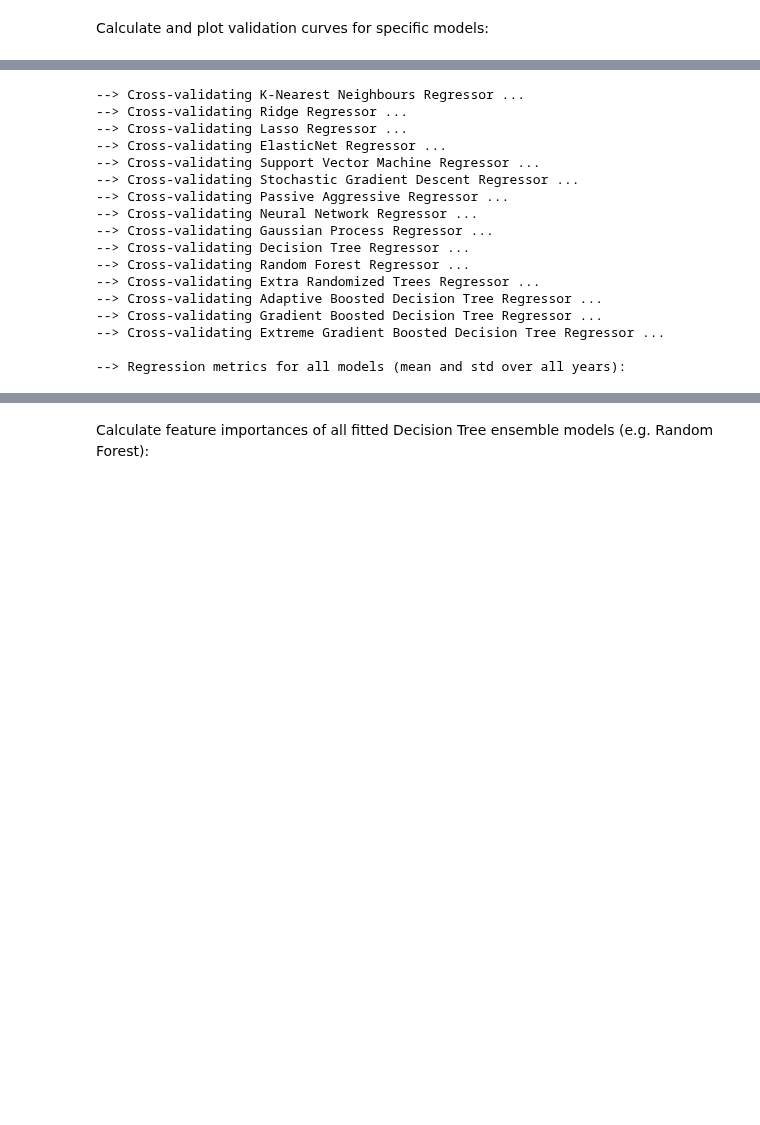
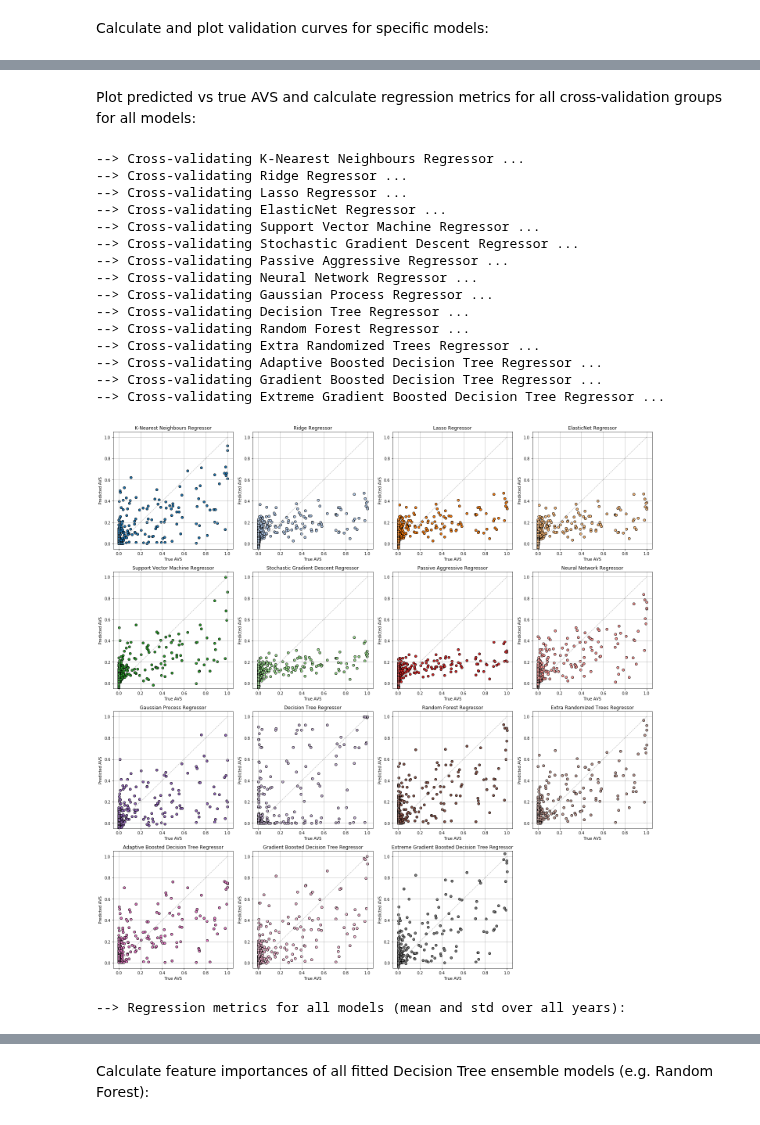
Before and after one commit to gmalim/NBA_analysis, a Jupyter notebook: NBA_PlayerAwards.ipynb, the cells around one changed output, grey strips where cells are left out. Cells and saved outputs as stored; diff of their text form; code cells hidden in the pictures; blank space fills up the shorter version.

```diff
--- a/NBA_PlayerAwards.ipynb
+++ b/NBA_PlayerAwards.ipynb
@@ -680,3 +675,5 @@ Calculate some regression metrics:
+# %% [markdown]
+Plot predicted vs true AVS and calculate regression metrics for all cross-validation groups for all models:
 # %%
 X_train = np.array(X_train) # To accommodate X_train = X_training[train_index] and X_test = X_training[test_index]
 y_train = np.array(y_train) # To accommodate y_train = y_training[train_index] and y_test = y_training[test_index]
@@ -687,6 +684,10 @@ cv_groups = df_train['YEAR'] # Players in the same group (i.e. a single NBA seas
 
 cv_metrics = []
 
+color=iter(plt.cm.tab20(np.linspace(0, 1, 20)))
+
+plt.figure(figsize=(20, 20))
+
 for imodel, model in enumerate(models):
 
     model.reset()
@@ -694,16 +695,9 @@ for imodel, model in enumerate(models):
     regressor      = model.estimator
     regressor_name = model.estimator_name
 
-    model.YEAR_cvgroups = train_years
-
-    R2S_cvgroups   = []
-    EVS_cvgroups   = []
-    MEDAE_cvgroups = []
-    MAE_cvgroups   = []
-    MSE_cvgroups   = []
-    MSLE_cvgroups  = []
-
-    cvimportances = []
+    cv_y_predictions = []
+    cv_y_truths      = []
+    cv_importances   = []
 
     print("--> Cross-validating", regressor_name, "...")
 
@@ -719,61 +713,66 @@ for imodel, model in enumerate(models):
         y_cvprediction = regressor.predict(X_cvtest)
         y_cvtruth      = y_cvtest.tolist()
 
-        R2S_cvgroups  .append(r2_score                (y_cvtruth, y_cvprediction))
-        EVS_cvgroups  .append(explained_variance_score(y_cvtruth, y_cvprediction))
-        MEDAE_cvgroups.append(median_absolute_error   (y_cvtruth, y_cvprediction))
-        MAE_cvgroups  .append(mean_absolute_error     (y_cvtruth, y_cvprediction))
-        MSE_cvgroups  .append(mean_squared_error      (y_cvtruth, y_cvprediction))
-        MSLE_cvgroups .append(mean_squared_log_error  (y_cvtruth, y_cvprediction))
+        cv_y_predictions = np.append(cv_y_predictions, y_cvprediction)
+        cv_y_truths      = np.append(cv_y_truths     , y_cvtruth)
 
         if hasattr(model.estimator, "feature_importances_"):
             importances = regressor.feature_importances_
-            cvimportances.append(importances)
+            cv_importances.append(importances)
 
-    cv_metrics.append({'Estimator'  : regressor_name,
-                       'R2S mean'   : (np.mean(R2S_cvgroups))  .round(3),
-                       'R2S std'    : (np.std (R2S_cvgroups))  .round(3),
-                       'EVS mean'   : (np.mean(EVS_cvgroups))  .round(3),
-                       'EVS std'    : (np.std (EVS_cvgroups))  .round(3),
-                       'MedAE mean' : (np.mean(MEDAE_cvgroups)).round(3),
-                       'MedAE std'  : (np.std (MEDAE_cvgroups)).round(3),
-                       'MAE mean'   : (np.mean(MAE_cvgroups))  .round(3),
-                       'MAE std'    : (np.std (MAE_cvgroups))  .round(3),
-                       'MSE mean'   : (np.mean(MSE_cvgroups))  .round(3),
-                       'MSE std'    : (np.std (MSE_cvgroups))  .round(3),
-                       'MSLE mean'  : (np.mean(MSLE_cvgroups)) .round(3),
-                       'MSLE std'   : (np.std (MSLE_cvgroups)) .round(3)})
+    cv_metrics.append({'Estimator'                : regressor_name,
+                       'R2 score'                 : r2_score(cv_y_truths, cv_y_predictions),
+                       'Explained variance score' : explained_variance_score(cv_y_truths, cv_y_predictions),
+                       'Median absolute error'    : median_absolute_error(cv_y_truths, cv_y_predictions),
+                       'Mean absolute error'      : mean_absolute_error(cv_y_truths, cv_y_predictions),
+                       'Mean squared error'       : mean_squared_error(cv_y_truths, cv_y_predictions),
+                       'Mean squared log error'   : mean_squared_log_error(cv_y_truths, cv_y_predictions)})
 
-    model.cvimportances = cvimportances
+    model.cv_importances = cv_importances
+    model.cv_evs         = explained_variance_score(cv_y_truths, cv_y_predictions)
 
-    model.cv_r2 = np.mean(R2S_cvgroups)
+    plt.subplot(4, 4, imodel+1)
+
+    plt.title(regressor_name)
+    plt.xlabel("True AVS")
+    plt.ylabel("Predicted AVS")
+    plt.xlim(-0.05, 1.05)
+    plt.ylim(-0.05, 1.05)
+    plt.grid(True)
+    plt.plot([0, 1], [0, 1], linestyle='--', lw=1, color='black', alpha=.3)
+    plt.scatter(cv_y_truths, cv_y_predictions, color=next(color), edgecolor='k')
+    plt.tight_layout()
+
+plt.show()
 
 print("")
 print("--> Regression metrics for all models (mean and std over all years):")
 
-columnorder = ['Estimator', 'R2S mean', 'R2S std', 'EVS mean', 'EVS std', 'MedAE mean', 'MedAE std',
-               'MAE mean', 'MAE std', 'MSE mean', 'MSE std', 'MSLE mean', 'MSLE std']
+columnorder = ['Estimator', 'R2 score', 'Explained variance score', 'Median absolute error',
+               'Mean absolute error', 'Mean squared error', 'Mean squared log error']
 
+pd.set_option('precision', 3)
+#pd.set_option('display.float_format', '{:6.3f}'.format) # doesn't seem to work with display(df)
 df_cv_metrics = pd.DataFrame(cv_metrics, columns=columnorder)
 cm = sns.diverging_palette(240, 10, n=9, as_cmap=True)
-df_cv_metrics_style = df_cv_metrics.style.background_gradient(subset=['R2S mean', 'EVS mean'],
-                                                              cmap=cm, axis=0)
+subset = ['R2 score', 'Explained variance score']
+df_cv_metrics_style = df_cv_metrics.style.background_gradient(subset=subset, cmap=cm, axis=0)
 display(df_cv_metrics_style)
 # %% [output]
 --> Cross-validating K-Nearest Neighbours Regressor ...
 --> Cross-validating Ridge Regressor ...
 --> Cross-validating Lasso Regressor ...
 --> Cross-validating ElasticNet Regressor ...
 --> Cross-validating Support Vector Machine Regressor ...
 --> Cross-validating Stochastic Gradient Descent Regressor ...
 --> Cross-validating Passive Aggressive Regressor ...
 --> Cross-validating Neural Network Regressor ...
 --> Cross-validating Gaussian Process Regressor ...
 --> Cross-validating Decision Tree Regressor ...
 --> Cross-validating Random Forest Regressor ...
 --> Cross-validating Extra Randomized Trees Regressor ...
 --> Cross-validating Adaptive Boosted Decision Tree Regressor ...
 --> Cross-validating Gradient Boosted Decision Tree Regressor ...
 --> Cross-validating Extreme Gradient Boosted Decision Tree Regressor ...
-
---> Regression metrics for all models (mean and std over all years):
+[figure, added]
+--> Regression metrics for all models (mean and std over all years):
```
Also changed, not shown: parts of 26 cells of this notebook, 2 other files.
